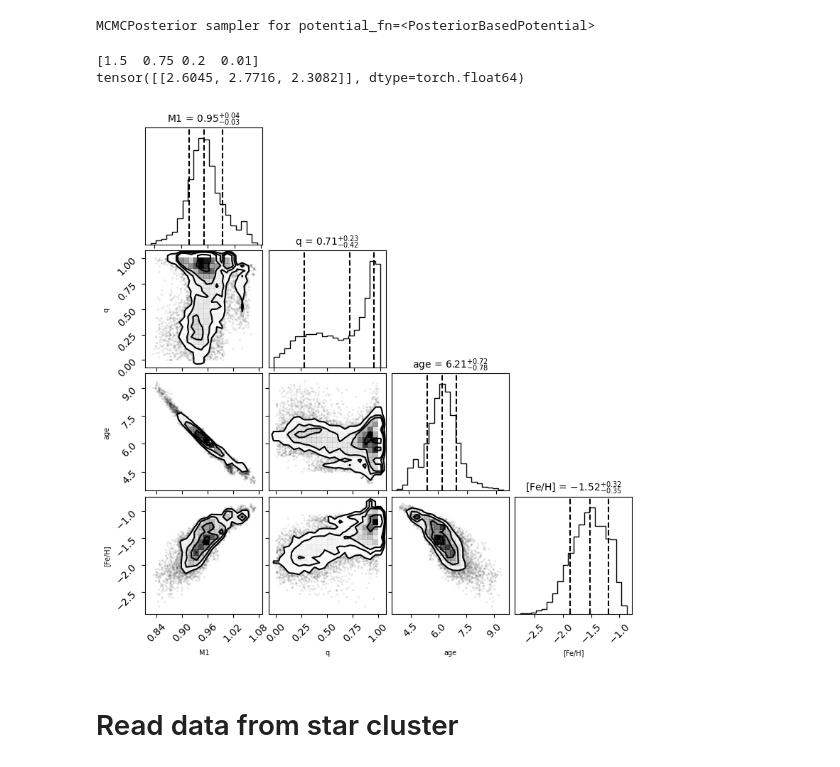
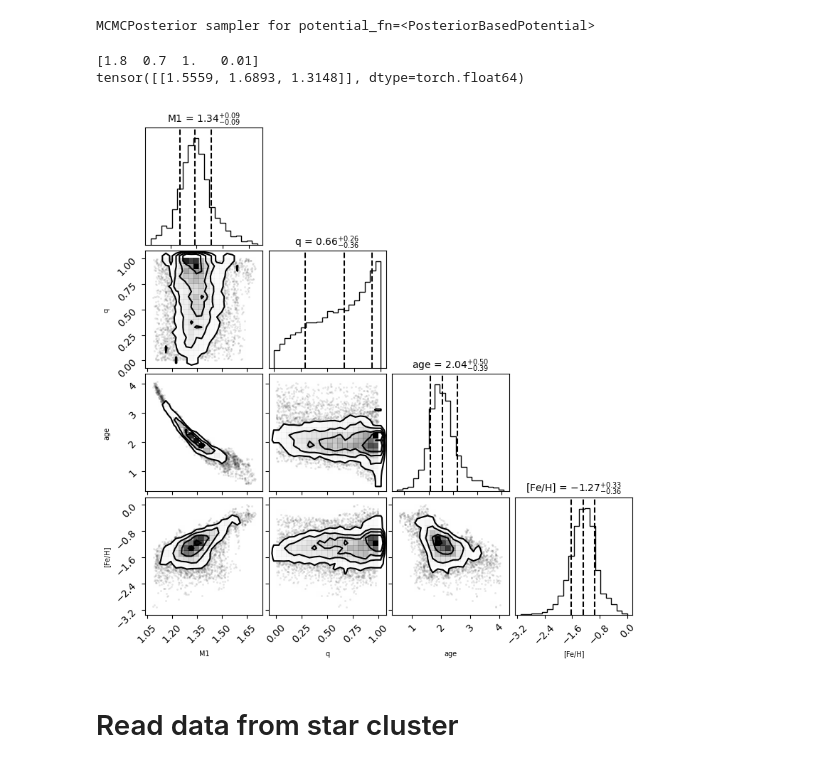
Before and after one commit to stevenalfonso/SBIforBinaryStars, a Jupyter notebook: sbi_for_binaries.ipynb, the cells around one changed output. Cells and saved outputs as stored; diff of their text form; code cells hidden in the pictures.

```diff
--- a/sbi_for_binaries.ipynb
+++ b/sbi_for_binaries.ipynb
@@ -160,7 +161,7 @@ if select_prior == 1:
                             AffineTransform(loc=tt([mass_bounds[0]]), scale=tt([mass_bounds[1]]))),                   # M1
     Uniform(tt([0.]), tt([1.])),                                                                                      # q
     Uniform(tt([age_bounds[0]]), tt([age_bounds[1]])),                                                                # age
-    TransformedDistribution(Normal(loc=tt([0.06]), scale=tt([0.1])), \
+    TransformedDistribution(Normal(loc=tt([0.0]), scale=tt([0.5])), \
                             AffineTransform(loc=tt([metallicity_bounds[0]]), scale=tt([metallicity_bounds[1]])))     # [Fe/H]
     #Uniform(tt([np.log10(distance_bounds[0])]), tt([np.log10(distance_bounds[1])]))                                   # log10(dist)
     ]
@@ -360,30 +361,30 @@ posterior
 # %% [output]
 MCMCPosterior sampler for potential_fn=<PosteriorBasedPotential>
 # %%
-mass = 1.5
-q = 0.75
-age = 0.2
+mass = 1.8
+q = 0.7
+age = 1.0
 metallicity = 0.01
 
 
 truth = np.array([mass, q, age, metallicity]) # np.log10(dist)
 print(truth)
 observation = simulator(truth)
 print(observation)
 assert np.all(np.isfinite(np.array(observation)))
 
 samples = posterior.sample((num_samples,), x=torch.tensor(observation), show_progress_bars=True) # sample_with='mcmc'
 
 labels = ("M1", "q", "age", "[Fe/H]") #  "dist"
 
 n_dim = samples.numpy().shape[1]
 fig, _ = plt.subplots(n_dim, n_dim, figsize=(8,8))
 fig = corner.corner(samples.numpy(), labels=labels, quantiles=[0.16, 0.5, 0.84], show_titles=True, fig=fig,
                     title_kwargs={"fontsize":10}, label_kwargs=dict(fontsize=7), truth_color='C0')
 # truths=truth
 # %% [output]
-[1.5  0.75 0.2  0.01]
-tensor([[2.6045, 2.7716, 2.3082]], dtype=torch.float64)
+[1.8  0.7  1.   0.01]
+tensor([[1.5559, 1.6893, 1.3148]], dtype=torch.float64)
-[figure, old version]
+[figure, new version]
 # %% [markdown]
 # Read data from star cluster
```
Also changed, not shown: parts of 11 cells of this notebook, 4 other files.
